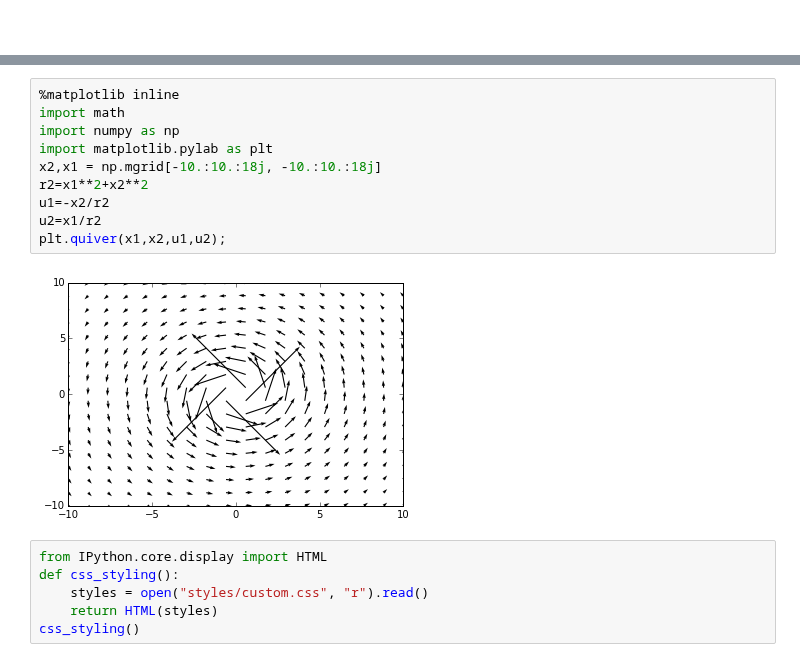
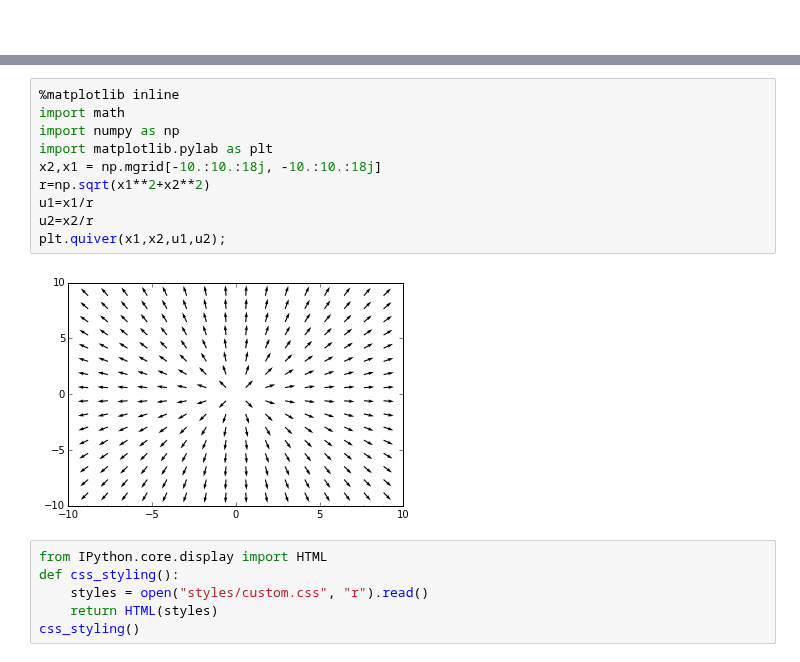
Before and after one commit to cdohl/ph3501, a Jupyter notebook: notebooks/06_Flow Rate & Flux.ipynb, the cells around one changed output, grey strips where cells are left out. Cells and saved outputs as stored; diff of their text form.

```diff
--- a/notebooks/06_Flow Rate & Flux.ipynb
+++ b/notebooks/06_Flow Rate & Flux.ipynb
@@ -105,15 +105,15 @@ For a two dimensional flow the velocity field has to drop with $1/r$ to have a $
 # %%
 %matplotlib inline
 import math
 import numpy as np
 import matplotlib.pylab as plt
 x2,x1 = np.mgrid[-10.:10.:18j, -10.:10.:18j]
-r2=x1**2+x2**2
-u1=-x2/r2
-u2=x1/r2
+r=np.sqrt(x1**2+x2**2)
+u1=x1/r
+u2=x2/r
 plt.quiver(x1,x2,u1,u2);
 # %% [output]
-[figure, old version]
+[figure, new version]
 # %%
 from IPython.core.display import HTML
 def css_styling():
```
Also changed, not shown: 1 other file.
